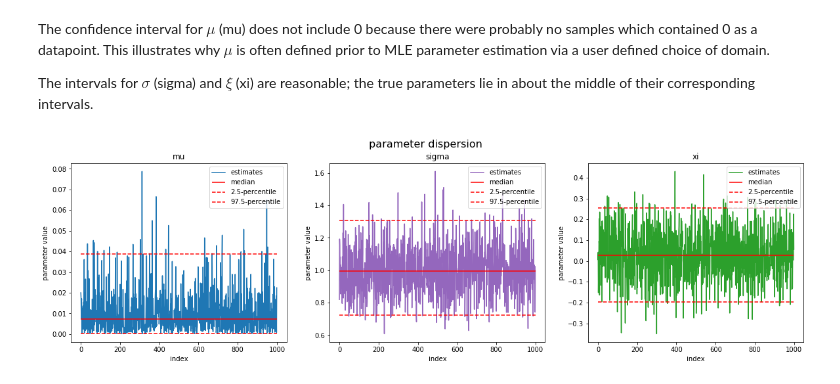
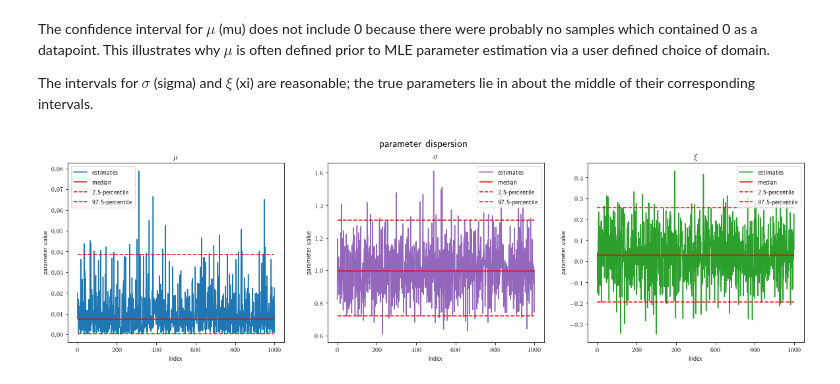
Before and after one commit to charlesrambo/random_numbers, a Jupyter notebook: Pareto - MLE Parameter Estimation.ipynb, the cells around one changed output. Cells and saved outputs as stored; diff of their text form; code cells hidden in the pictures.

```diff
--- a/Pareto - MLE Parameter Estimation.ipynb
+++ b/Pareto - MLE Parameter Estimation.ipynb
@@ -207,6 +207,7 @@ The intervals for $\sigma$ (sigma) and $\xi$ (xi) are reasonable; the true param
 # %%
 # Plot results to help visualize
 fig, axs = plt.subplots(1, 3, figsize=(20, 5))
+plt.rcParams['text.usetex'] = True
 
 axs[0].plot(parameters.index, parameters['mu'], label = 'estimates', color = '#1f77b4', zorder = 0)
 axs[0].hlines(parameters['mu'].median(), xmin = 0, xmax = 999, label = 'median', color = 'red',
@@ -217,35 +218,35 @@ axs[0].hlines(parameters['mu'].quantile(0.975), xmin = 0, xmax = N - 1, label =
               linewidth = 1.5, linestyle = 'dashed', zorder = 1)
 axs[0].set_xlabel('index')
 axs[0].set_ylabel('parameter value')
-axs[0].set_title('mu')
+axs[0].set_title(r'$\mu$')
 axs[0].legend()
 
 axs[1].plot(parameters.index, parameters['sigma'], label = 'estimates', color = '#9467bd', zorder = 0)
 axs[1].hlines(parameters['sigma'].median(), xmin = 0, xmax = N - 1, label = 'median', color = 'red',
               linewidth = 1.5, zorder = 1)
 axs[1].hlines(parameters['sigma'].quantile(0.025), xmin = 0, xmax = N - 1, label = '2.5-percentile', color = 'red',
               linewidth = 1.5, linestyle = 'dashed', zorder = 1)
 axs[1].hlines(parameters['sigma'].quantile(0.975), xmin = 0, xmax = N - 1, label = '97.5-percentile', color = 'red',
               linewidth = 1.5, linestyle = 'dashed', zorder = 1)
 axs[1].set_xlabel('index')
 axs[1].set_ylabel('parameter value')
-axs[1].set_title('sigma')
+axs[1].set_title(r'$\sigma$')
 axs[1].legend()
 
 axs[2].plot(parameters.index, parameters['xi'], label = 'estimates', color = '#2ca02c', zorder = 0)
 axs[2].hlines(parameters['xi'].median(), xmin = 0, xmax = N - 1, label = 'median', color = 'red',
               linewidth = 1.5, zorder = 1)
 axs[2].hlines(parameters['xi'].quantile(0.025), xmin = 0, xmax = N - 1, label = '2.5-percentile', color = 'red',
               linewidth = 1.5, linestyle = 'dashed', zorder = 1)
 axs[2].hlines(parameters['xi'].quantile(0.975), xmin = 0, xmax = N - 1, label = '97.5-percentile', color = 'red',
               linewidth = 1.5, linestyle = 'dashed', zorder = 1)
 axs[2].set_xlabel('index')
 axs[2].set_ylabel('parameter value')
-axs[2].set_title('xi')
+axs[2].set_title(r'$\xi$')
 axs[2].legend()
 
 fig.suptitle('parameter dispersion', fontsize = 16)
 
 plt.show()
 # %% [output]
-[figure, old version]
+[figure, new version]
```
